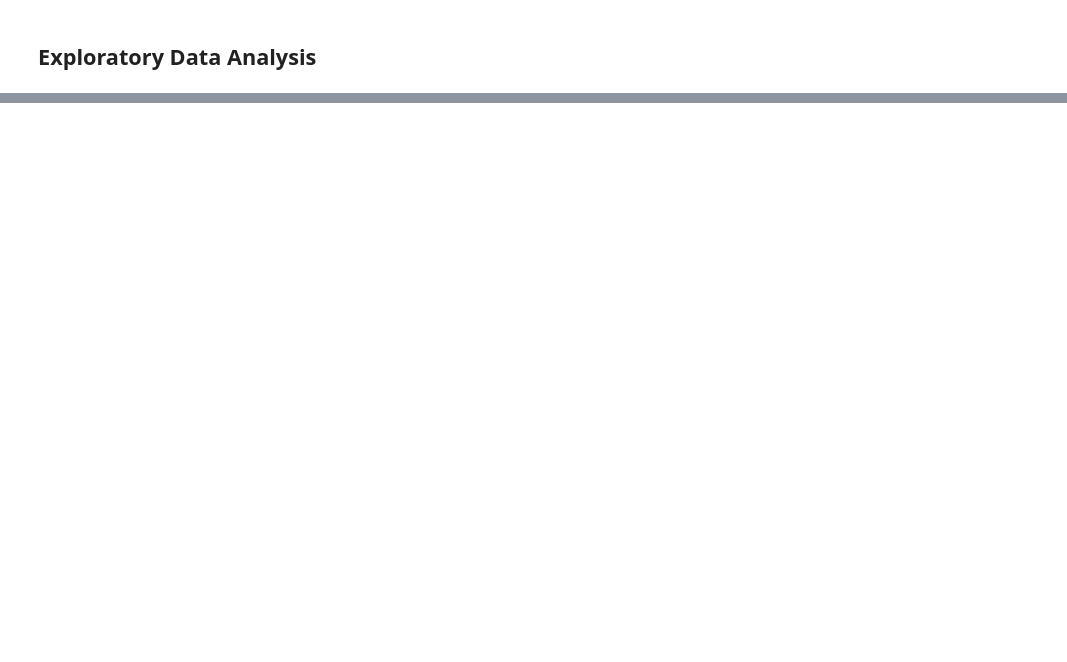
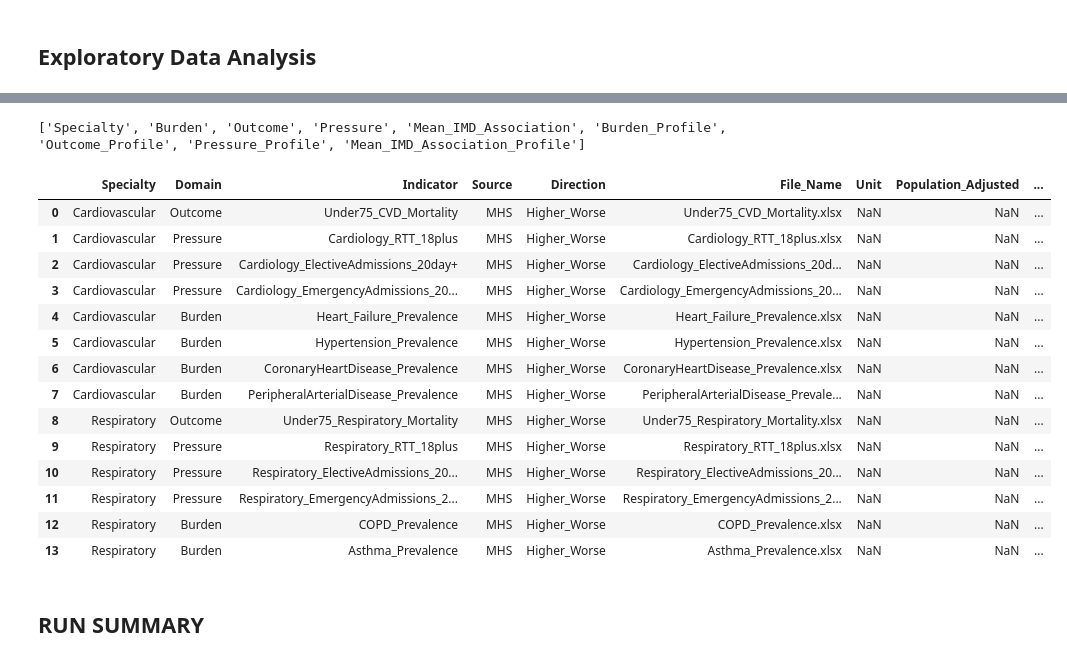
Before and after one commit to nhsengland/dsa_specialty_prioritisation_framework, a Jupyter notebook: Code/Specialty_Framework.ipynb, the cells around one changed output, grey strips where cells are left out. Saved outputs shown, nothing was run; the diff lists cells and outputs as text; code cells hidden in the pictures; blank space fills up the shorter version.

Commit message:
Rebuilt framework for reproducibility

```diff
--- a/Code/Specialty_Framework.ipynb
+++ b/Code/Specialty_Framework.ipynb
@@ -510,0 +167,17 @@ Unique ICB codes: 42
+# %%
+CONFIG_TEXT_COLUMNS = [
+    "Specialty",
+    "Domain",
+    "Indicator",
+    "File_Name",
+    "Source",
+    "Direction",
+    "Status"
+]
+
+for column in CONFIG_TEXT_COLUMNS:
+    framework[column] = (
+        framework[column]
+        .astype("string")
+        .str.strip()
+    )
@@ -587,0 +2290,54 @@ display(
+# %%
+print(specialty_profile_table.columns.tolist())
+# %% [output]
+['Specialty', 'Burden', 'Outcome', 'Pressure', 'Mean_IMD_Association', 'Burden_Profile', 'Outcome_Profile', 'Pressure_Profile', 'Mean_IMD_Association_Profile']
+# %%
+### Indicator Dictionary
+
+indicator_dictionary = (
+    active_config[
+        [
+            "Specialty",
+            "Domain",
+            "Indicator",
+            "Source",
+            "Direction",
+            "File_Name"
+        ]
+    ]
+    .copy()
+)
+
+indicator_dictionary["Unit"] = np.nan
+indicator_dictionary["Population_Adjusted"] = np.nan
+indicator_dictionary["Population_Conversion_Valid"] = np.nan
+indicator_dictionary["Need_Dimension"] = np.nan
+indicator_dictionary["Benchmark_Available"] = np.nan
+indicator_dictionary["Notes"] = np.nan
+
+display(
+    indicator_dictionary
+)
+
+indicator_dictionary.to_excel(
+    OUTPUT_DIR / "Indicator_Dictionary.xlsx",
+    index=False
+)
+# %% [output]
+|  | Specialty | Domain | Indicator | Source | Direction | File_Name | Unit | Population_Adjusted | ... |
+| 0 | Cardiovascular | Outcome | Under75_CVD_Mortality | MHS | Higher_Worse | Under75_CVD_Mortality.xlsx | NaN | NaN | ... |
+| 1 | Cardiovascular | Pressure | Cardiology_RTT_18plus | MHS | Higher_Worse | Cardiology_RTT_18plus.xlsx | NaN | NaN | ... |
+| 2 | Cardiovascular | Pressure | Cardiology_ElectiveAdmissions_20day+ | MHS | Higher_Worse | Cardiology_ElectiveAdmissions_20d... | NaN | NaN | ... |
+| 3 | Cardiovascular | Pressure | Cardiology_EmergencyAdmissions_20... | MHS | Higher_Worse | Cardiology_EmergencyAdmissions_20... | NaN | NaN | ... |
+| 4 | Cardiovascular | Burden | Heart_Failure_Prevalence | MHS | Higher_Worse | Heart_Failure_Prevalence.xlsx | NaN | NaN | ... |
+| 5 | Cardiovascular | Burden | Hypertension_Prevalence | MHS | Higher_Worse | Hypertension_Prevalence.xlsx | NaN | NaN | ... |
+| 6 | Cardiovascular | Burden | CoronaryHeartDisease_Prevalence | MHS | Higher_Worse | CoronaryHeartDisease_Prevalence.xlsx | NaN | NaN | ... |
+| 7 | Cardiovascular | Burden | PeripheralArterialDisease_Prevalence | MHS | Higher_Worse | PeripheralArterialDisease_Prevale... | NaN | NaN | ... |
+| 8 | Respiratory | Outcome | Under75_Respiratory_Mortality | MHS | Higher_Worse | Under75_Respiratory_Mortality.xlsx | NaN | NaN | ... |
+| 9 | Respiratory | Pressure | Respiratory_RTT_18plus | MHS | Higher_Worse | Respiratory_RTT_18plus.xlsx | NaN | NaN | ... |
+| 10 | Respiratory | Pressure | Respiratory_ElectiveAdmissions_20... | MHS | Higher_Worse | Respiratory_ElectiveAdmissions_20... | NaN | NaN | ... |
+| 11 | Respiratory | Pressure | Respiratory_EmergencyAdmissions_2... | MHS | Higher_Worse | Respiratory_EmergencyAdmissions_2... | NaN | NaN | ... |
+| 12 | Respiratory | Burden | COPD_Prevalence | MHS | Higher_Worse | COPD_Prevalence.xlsx | NaN | NaN | ... |
+| 13 | Respiratory | Burden | Asthma_Prevalence | MHS | Higher_Worse | Asthma_Prevalence.xlsx | NaN | NaN | ... |
+# %% [markdown]
+## RUN SUMMARY
```
Also changed, not shown: parts of 84 cells of this notebook.
